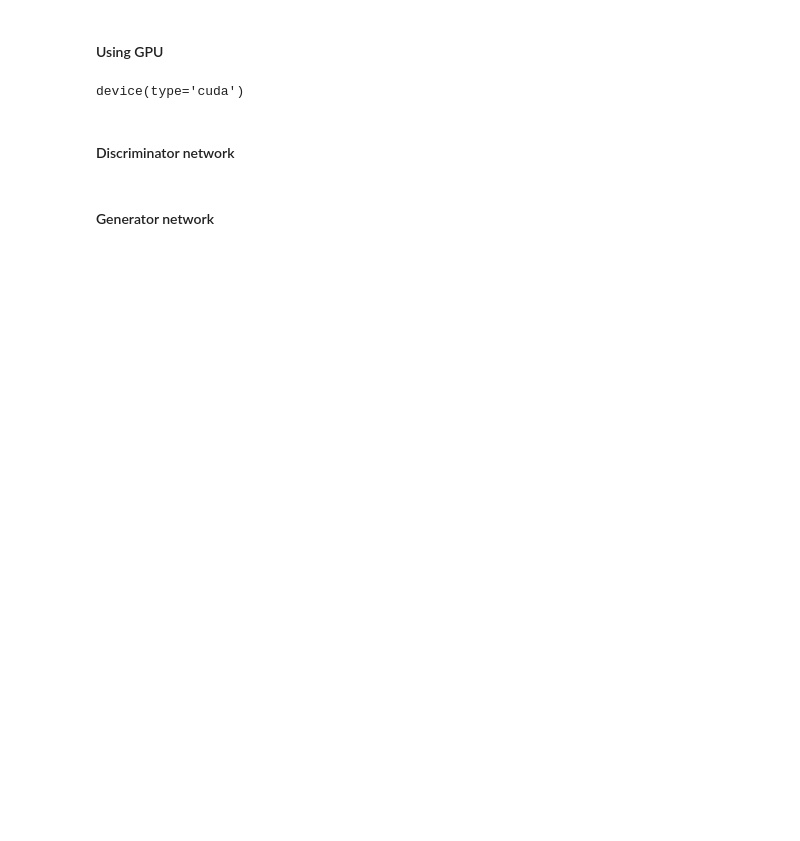
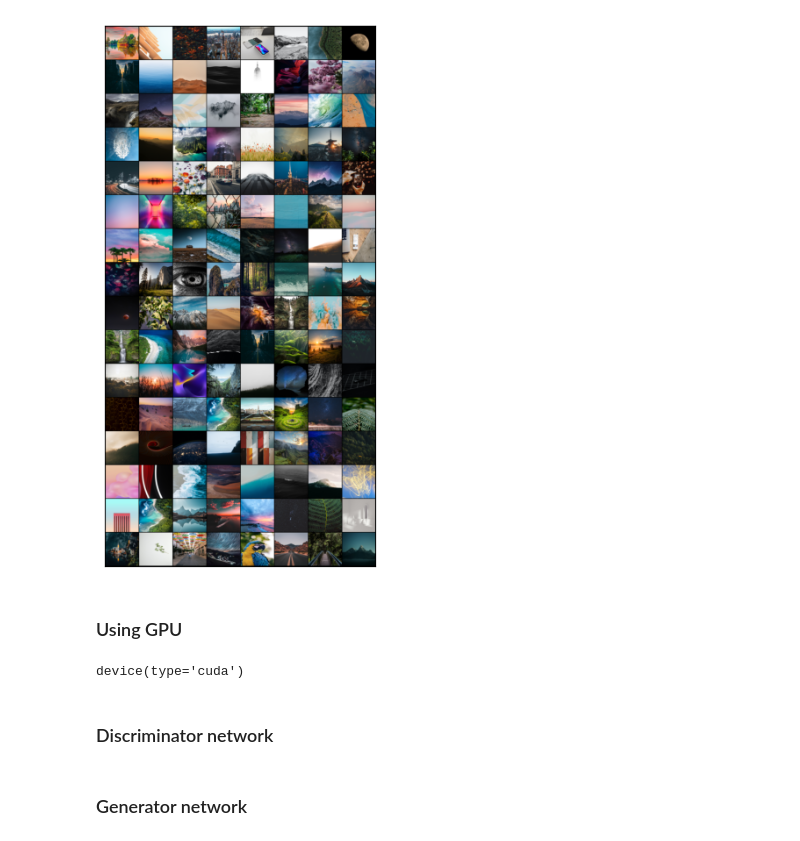
Before and after one commit to nithinv-27/wall_paper_gen, a Jupyter notebook: train.ipynb, the cells around one changed output. Cells and saved outputs as stored; diff of their text form; code cells hidden in the pictures; blank space fills up the shorter version.

```diff
--- a/train.ipynb
+++ b/train.ipynb
@@ -23,5 +44,19 @@ train_dl = DataLoader(train_ds, batch_size, shuffle=True, num_workers=3, pin_mem
+# %%
+def show_images(images, nmax=128):
+    fig, ax = plt.subplots(figsize=(8, 8))
+    ax.set_xticks([]); ax.set_yticks([])
+    ax.imshow(make_grid(denorm(images.detach()[:nmax]), nrow=8).permute(1, 2, 0))
+
+def show_batch(dl, nmax=128):
+    for images, _ in dl:
+        show_images(images, nmax)
+        break
+# %%
+show_batch(train_dl)
+# %% [output]
+[figure, added]
 # %% [markdown]
-#### Using GPU
+### Using GPU
 # %%
 def get_default_device():
     """Pick GPU if available, else CPU"""
@@ -58,6 +93,6 @@ device(type='cuda')
 # %%
 train_dl = DeviceDataLoader(train_dl, device)
 # %% [markdown]
-#### Discriminator network
+### Discriminator network
 # %%
 discriminator = nn.Sequential(
@@ -91,5 +131,5 @@ discriminator = nn.Sequential(
 # %%
 discriminator = to_device(discriminator, device)
 # %% [markdown]
-#### Generator network
+### Generator network
 # %%
```
Also changed, not shown: parts of 29 cells of this notebook.
